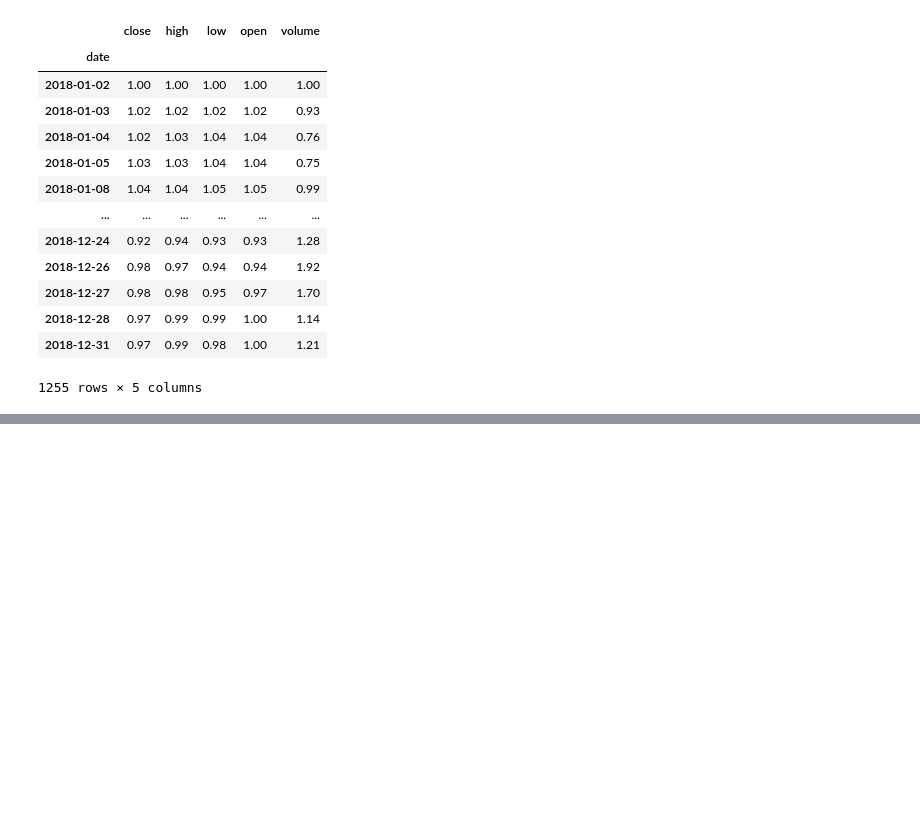
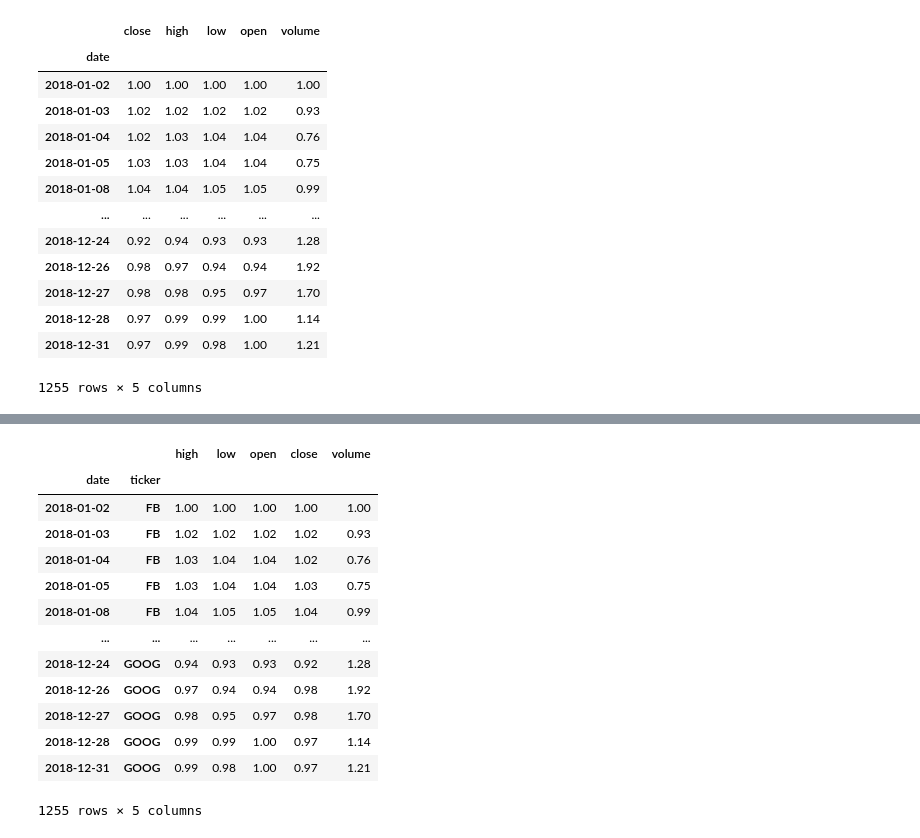
Before and after one commit to nadia-paz/ds-learning, a Jupyter notebook: data_analysis_pandas/exercises.ipynb, the cells around one changed output, grey strips where cells are left out. Saved outputs shown, nothing was run; the diff lists cells and outputs as text; code cells hidden in the pictures; blank space fills up the shorter version.

```diff
--- a/data_analysis_pandas/exercises.ipynb
+++ b/data_analysis_pandas/exercises.ipynb
@@ -528,0 +574,3 @@ df / df.groupby('ticker').transform('first')
+# %%
+first_values = df.reset_index().set_index(['date', 'ticker']).groupby(level=1, axis=0).transform('first')
+first_values.head(3)
@@ -528,0 +583,17 @@ df / df.groupby('ticker').transform('first')
+# %%
+df.reset_index().set_index(['date', 'ticker']) / first_values
+# %% [output]
+|  |  | high | low | open | close | volume |
+| date | ticker |  |  |  |  |  |
+| 2018-01-02 | FB | 1.00 | 1.00 | 1.00 | 1.00 | 1.00 |
+| 2018-01-03 | FB | 1.02 | 1.02 | 1.02 | 1.02 | 0.93 |
+| 2018-01-04 | FB | 1.03 | 1.04 | 1.04 | 1.02 | 0.76 |
+| 2018-01-05 | FB | 1.03 | 1.04 | 1.04 | 1.03 | 0.75 |
+| 2018-01-08 | FB | 1.04 | 1.05 | 1.05 | 1.04 | 0.99 |
+| ... | ... | ... | ... | ... | ... | ... |
+| 2018-12-24 | GOOG | 0.94 | 0.93 | 0.93 | 0.92 | 1.28 |
+| 2018-12-26 | GOOG | 0.97 | 0.94 | 0.94 | 0.98 | 1.92 |
+| 2018-12-27 | GOOG | 0.98 | 0.95 | 0.97 | 0.98 | 1.70 |
+| 2018-12-28 | GOOG | 0.99 | 0.99 | 1.00 | 0.97 | 1.14 |
+| 2018-12-31 | GOOG | 0.99 | 0.98 | 1.00 | 0.97 | 1.21 |
+1255 rows × 5 columns
```
Also changed, not shown: parts of 7 cells of this notebook.
